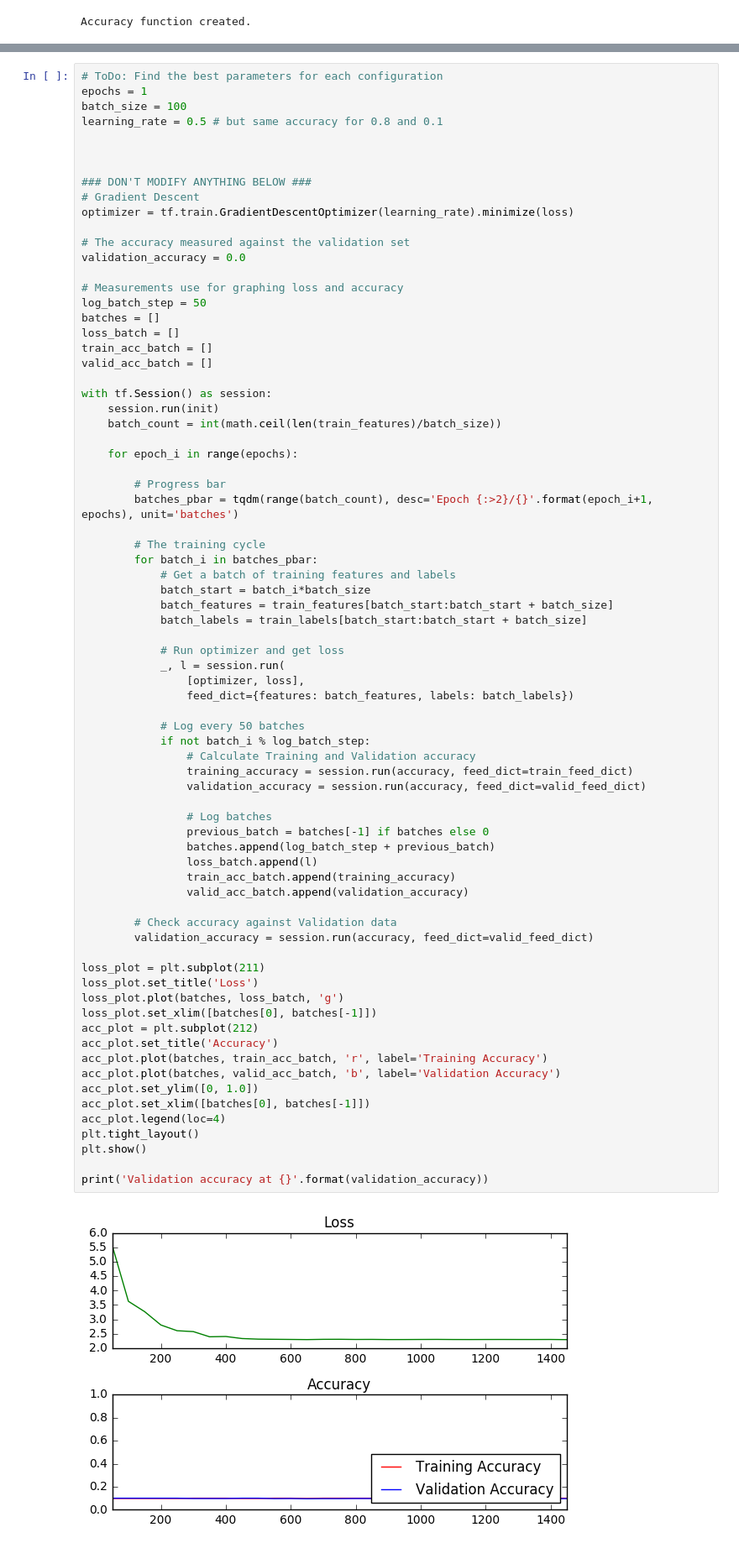
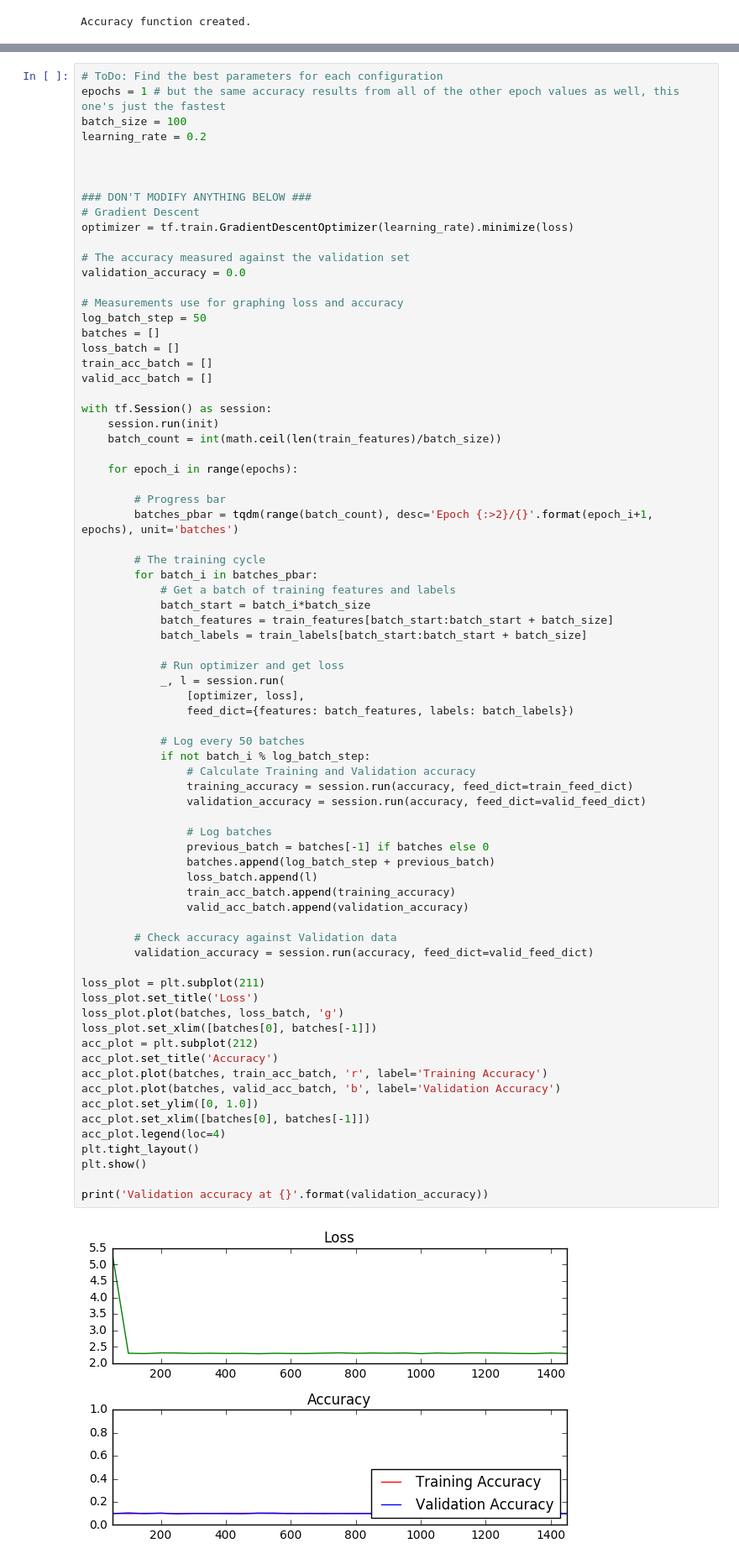
Before and after one commit to mgruben/TensorLab, a Jupyter notebook: lab.ipynb, the cells around one changed output, grey strips where cells are left out. Shown: that part at 84% size. Drawn from its saved outputs; the diff is of its cells as text.

Commit message:
Optimize configuration 3
The full results are as follows:
1	0.10266666859388351
2	0.10266666859388351
3	0.10266666859388351
4	0.10266666859388351
5	0.10266666859388351

```diff
--- a/lab.ipynb
+++ b/lab.ipynb
@@ -366,9 +366,9 @@ The code will print out a Loss and Accuracy graph, so you can see how well the n
 *If you're having trouble solving problem 3, you can view the solution [here](https://github.com/udacity/CarND-TensorFlow-Lab/blob/master/solutions.ipynb).*
 # %%
 # ToDo: Find the best parameters for each configuration
-epochs = 1
+epochs = 1 # but the same accuracy results from all of the other epoch values as well, this one's just the fastest
 batch_size = 100
-learning_rate = 0.5 # but same accuracy for 0.8 and 0.1
+learning_rate = 0.2
 
 
 
@@ -412,31 +412,31 @@ with tf.Session() as session:
                 # Calculate Training and Validation accuracy
                 training_accuracy = session.run(accuracy, feed_dict=train_feed_dict)
                 validation_accuracy = session.run(accuracy, feed_dict=valid_feed_dict)
 
                 # Log batches
                 previous_batch = batches[-1] if batches else 0
                 batches.append(log_batch_step + previous_batch)
                 loss_batch.append(l)
                 train_acc_batch.append(training_accuracy)
                 valid_acc_batch.append(validation_accuracy)
 
         # Check accuracy against Validation data
         validation_accuracy = session.run(accuracy, feed_dict=valid_feed_dict)
 
 loss_plot = plt.subplot(211)
 loss_plot.set_title('Loss')
 loss_plot.plot(batches, loss_batch, 'g')
 loss_plot.set_xlim([batches[0], batches[-1]])
 acc_plot = plt.subplot(212)
 acc_plot.set_title('Accuracy')
 acc_plot.plot(batches, train_acc_batch, 'r', label='Training Accuracy')
 acc_plot.plot(batches, valid_acc_batch, 'b', label='Validation Accuracy')
 acc_plot.set_ylim([0, 1.0])
 acc_plot.set_xlim([batches[0], batches[-1]])
 acc_plot.legend(loc=4)
 plt.tight_layout()
 plt.show()
 
 print('Validation accuracy at {}'.format(validation_accuracy))
 # %% [output]
-[figure, old version]
+[figure, new version]
```
Also changed, not shown: parts of 1 cell of this notebook.
